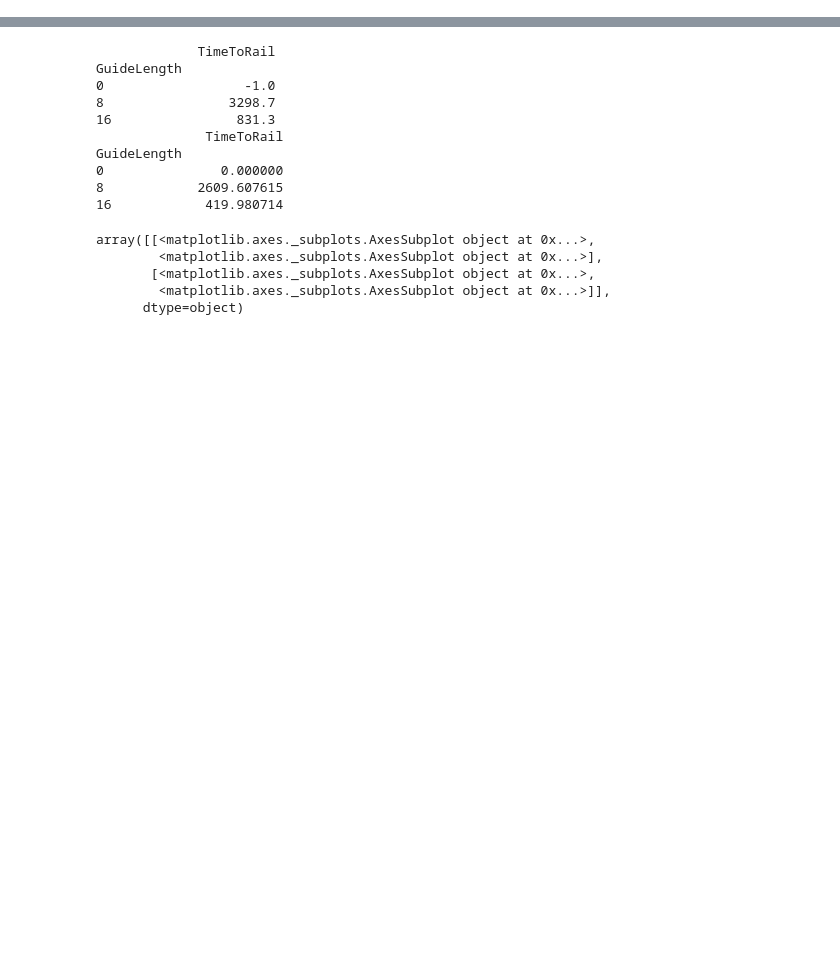
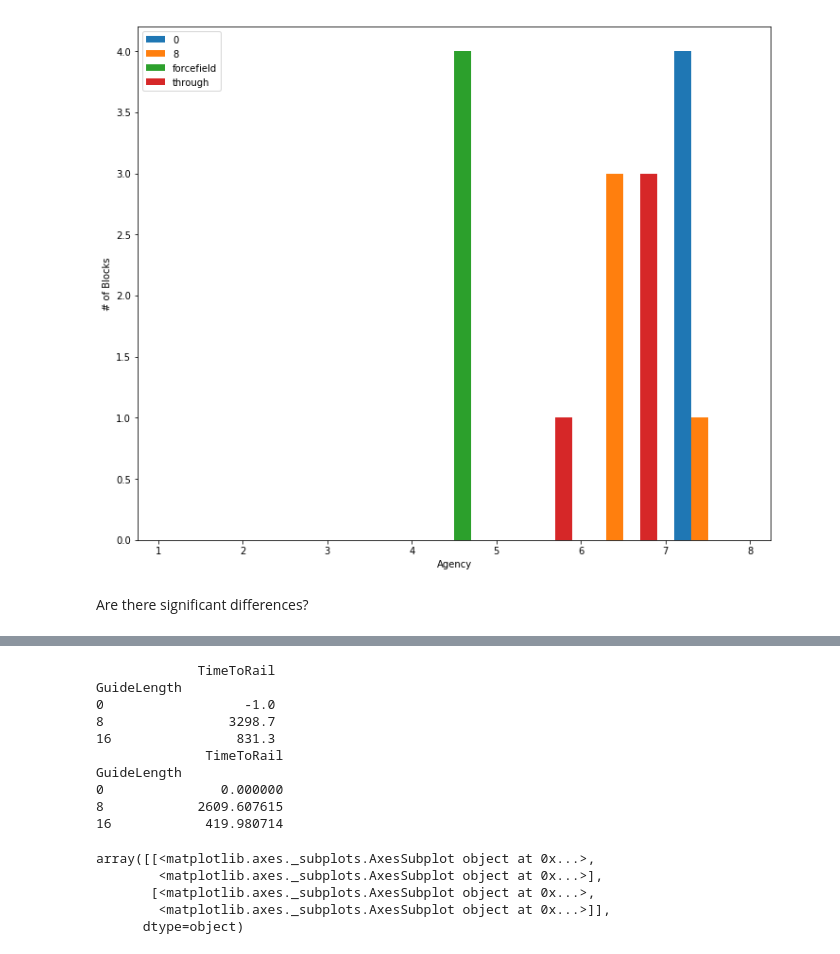
Before and after one commit to HassoPlattnerInstituteHCI/DualPanto-Rails-Study, a Jupyter notebook: Study Protocol/evaluation.ipynb, the cells around one changed output, grey strips where cells are left out. Saved outputs shown, nothing was run; the diff lists cells and outputs as text; code cells hidden in the pictures; blank space fills up the shorter version.

```diff
--- a/Study Protocol/evaluation.ipynb
+++ b/Study Protocol/evaluation.ipynb
@@ -1,12 +1,48 @@
 # %%
 import pandas as pd
 import math
+import matplotlib.pyplot as plt
+from scipy.stats import ttest_ind
 
 
 def calculate_distance(x1,y1,x2,y2):
      dist = math.sqrt((x2 - x1)**2 + (y2 - y1)**2)
      return round(dist)
 
-results = pd.read_csv("Results/studyResults_64583.csv", encoding="utf-8")
+results = pd.read_csv("Results/studyResults_39582_corinna.csv", encoding="utf-8")
 results["TimeFromRailToTarget"] = results["Time"] - results["TimeToRail"]
 results["DistanceToTarget"] = results.apply(lambda r: calculate_distance(r["TargetX"], r["TargetY"], r["StartX"], r["StartY"]), axis=1)
+
+key_condition = "Condition"
+#key_condition = "GuideLength"
+
+
+def ttest_all_pairs(groups, attr):
+    """
+
+    Parameters
+    ----------
+    groups
+    attr
+
+    Returns
+    -------
+
+    """
+    for n1, g1 in groups:
+        for n2, g2 in groups:
+            if n1 != n2:
+                tset, pval = ttest_ind(g1[attr], g2[attr])
+                print('p-values %s vs. %s: %1.2f' % (str(n1), str(n2), pval))
+
+
+def plot_combined_histogram(groups, attr, bins, xlabel, ylabel):
+    fig, ax1 = plt.subplots(figsize=[12,10])
+    ax1.hist([group[attr] for _, group in groups],
+             bins=bins,
+             label=[name for name, _ in groups])
+    ax1.set_xticks(bins)
+    ax1.legend()
+    ax1.set_xlabel(xlabel)
+    ax1.set_ylabel(ylabel)
+    plt.show()
@@ -92,0 +139,8 @@ array([[<matplotlib.axes._subplots.AxesSubplot object at 0x...>,
+# %%
+bins = range(1,9)
+questions_grouped = results.groupby([key_condition, "BlockId"]).max().groupby(key_condition)
+plot_combined_histogram(questions_grouped, "Agency", bins, "Agency", "# of Blocks")
+# %% [output]
+[figure, added]
+# %% [markdown]
+Are there significant differences?
```
Also changed, not shown: parts of 28 cells of this notebook, 5 other files.
